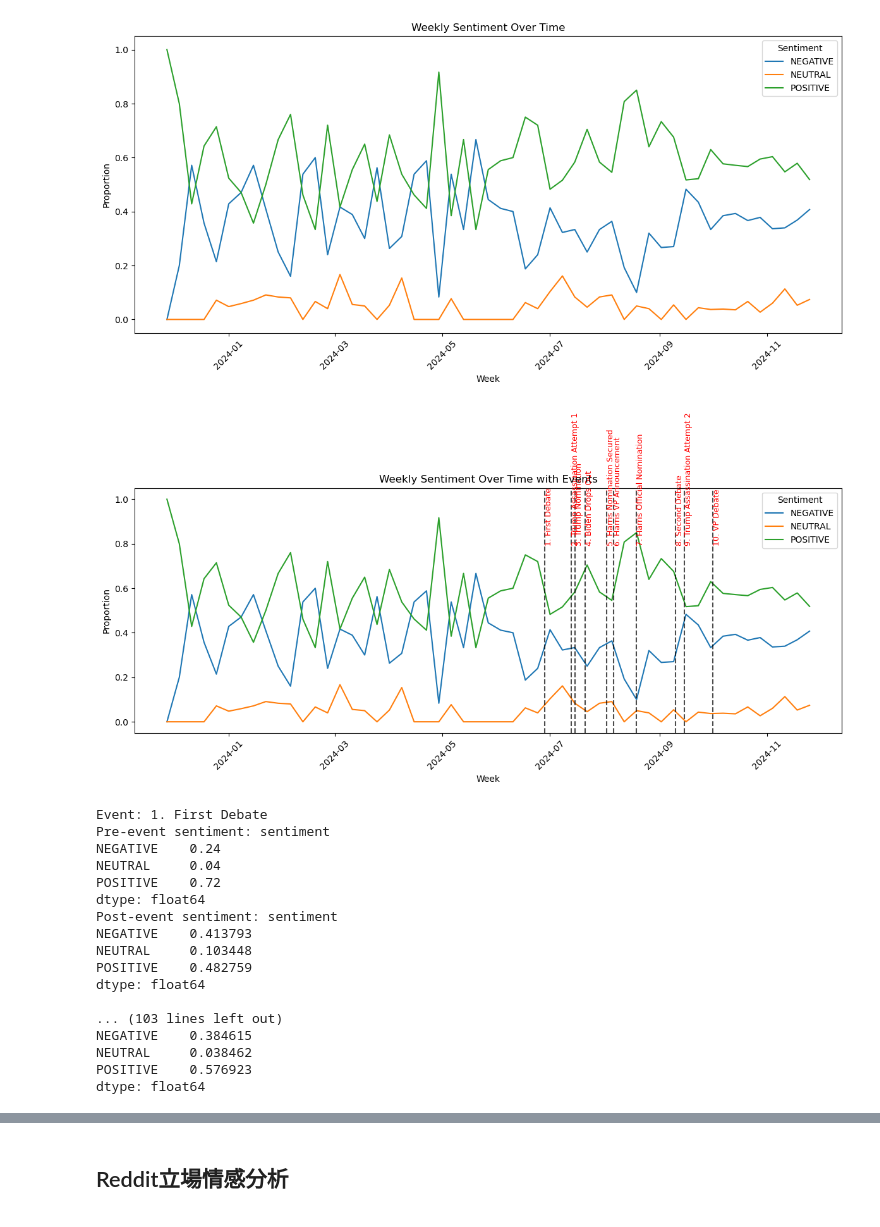
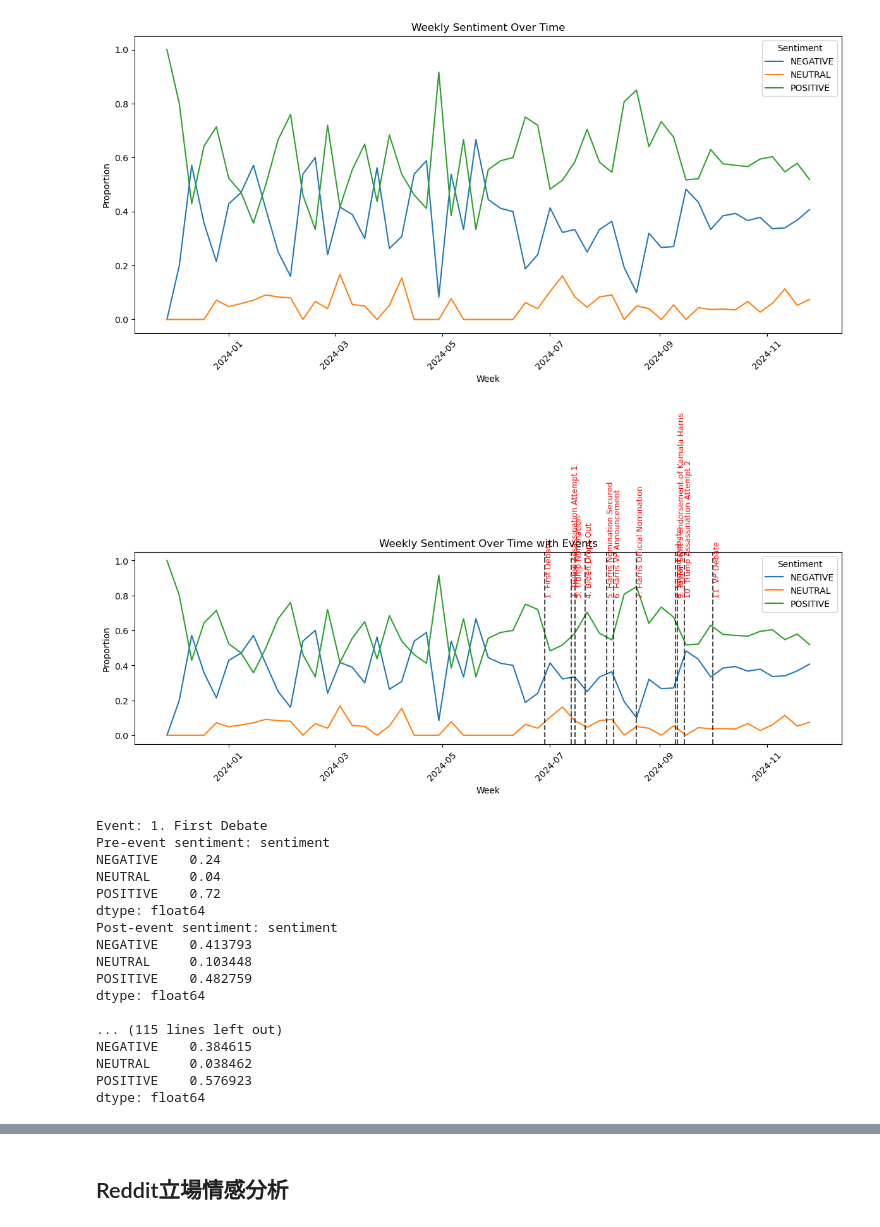
Before and after one commit to maurice1117/election-news-TM, a Jupyter notebook: main.ipynb, the cells around one changed output, grey strips where cells are left out. Drawn from its saved outputs; the diff is of its cells as text; code cells hidden in the pictures.

```diff
--- a/main.ipynb
+++ b/main.ipynb
@@ -357,36 +357,38 @@ events = {
     "1. First Debate": "2024-06-28",
     "2. Trump Assassination Attempt 1": "2024-07-13",
     "3. Trump Nomination": "2024-07-15",
     "4. Biden Drops Out": "2024-07-21",
     "5. Harris Nomination Secured": "2024-08-02",
     "6. Harris VP Announcement": "2024-08-06",
     "7. Harris Official Nomination": "2024-08-19",
     "8. Second Debate": "2024-09-10",
-    "9. Trump Assassination Attempt 2": "2024-09-15",
-    "10. VP Debate": "2024-10-01"
+    "9. Taylor Swift’s endorsement of Kamala Harris": "2024-09-11",
+    "10. Trump Assassination Attempt 2": "2024-09-15",
+    "11. VP Debate": "2024-10-01"
+
 }
 
 # 繪製情感趨勢圖
 plt.figure(figsize=(12, 6))
 for sentiment in sentiment_over_time_weekly.columns:
     plt.plot(sentiment_over_time_weekly.index, sentiment_over_time_weekly[sentiment], label=sentiment)
 
 # 標記事件
 for event_name, event_date in events.items():
     event_date = pd.to_datetime(event_date)
     plt.axvline(event_date, color='black', linestyle='--', alpha=0.7)  # 添加垂直線
     plt.text(event_date, 0.8, event_name, rotation=90, fontsize=9, color='red')  # 添加事件標籤
 
 # 添加圖表標題和圖例
 plt.title('Weekly Sentiment Over Time with Events')
 plt.xlabel('Week')
 plt.ylabel('Proportion')
 plt.legend(title='Sentiment')
 plt.xticks(rotation=45)
 plt.tight_layout()
 plt.show()
 # %% [output]
-[figure, old version]
+[figure, new version]
 # %%
 # 定義事件影響範圍（例如 7 天前後）
 time_window = pd.Timedelta(days=7)
@@ -424,7 +426,7 @@ NEUTRAL     0.103448
 POSITIVE    0.482759
 dtype: float64
 
-... (103 lines left out)
+... (115 lines left out)
 NEGATIVE    0.384615
 NEUTRAL     0.038462
 POSITIVE    0.576923
```
Also changed, not shown: parts of 11 cells of this notebook, 1 other file.
